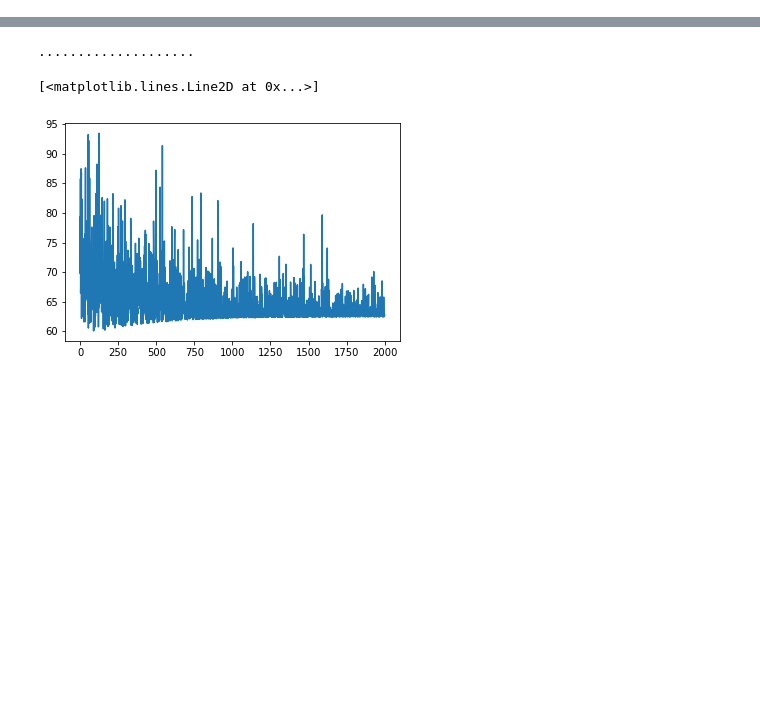
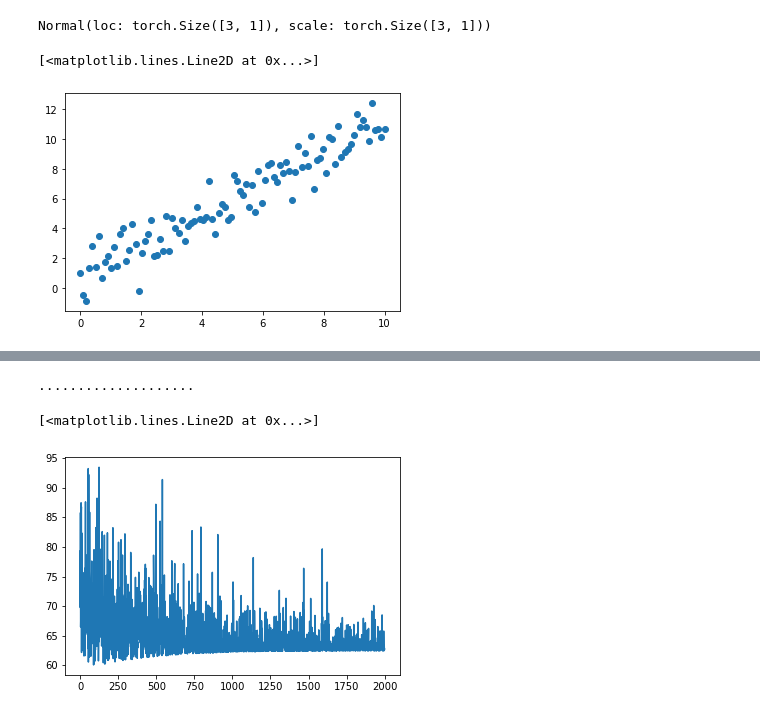
Before and after one commit to ajkluber/new-test, a Jupyter notebook: regr.ipynb, the cells around one changed output, grey strips where cells are left out. Cells and saved outputs as stored; diff of their text form; code cells hidden in the pictures; blank space fills up the shorter version.

```diff
--- a/regr.ipynb
+++ b/regr.ipynb
@@ -16,0 +30,9 @@ pyro.enable_validation(True)
+# %%
+def linear_data(x):
+    # define the hyperparameters that control the beta prior
+    beta0 = torch.tensor(1.0)
+    beta1 = torch.tensor(1.0)
+    sigma = torch.tensor(1.0)
+
+    y = torch.tensor([ torch.distributions.normal.Normal(beta0 + beta1*z, sigma).sample() for z in x])
+    return y
@@ -16,0 +63,4 @@ pyro.enable_validation(True)
+# %%
+dist.Normal(0., 1.).expand([3, 1])
+# %% [output]
+Normal(loc: torch.Size([3, 1]), scale: torch.Size([3, 1]))
@@ -16,0 +82,7 @@ pyro.enable_validation(True)
+# %%
+x_data = torch.linspace(0, 10, 100)
+y_data = linear_data(x_data)
+plt.plot(x_data, y_data, 'o')
+# %% [output]
+[<matplotlib.lines.Line2D at 0x...>]
+[figure, added]
```
Also changed, not shown: parts of 44 cells of this notebook, 1 other file.
